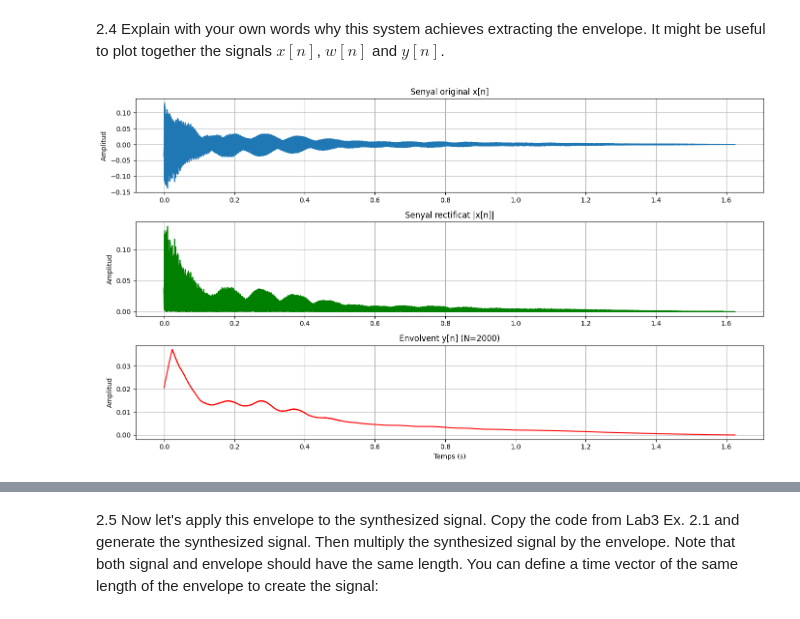
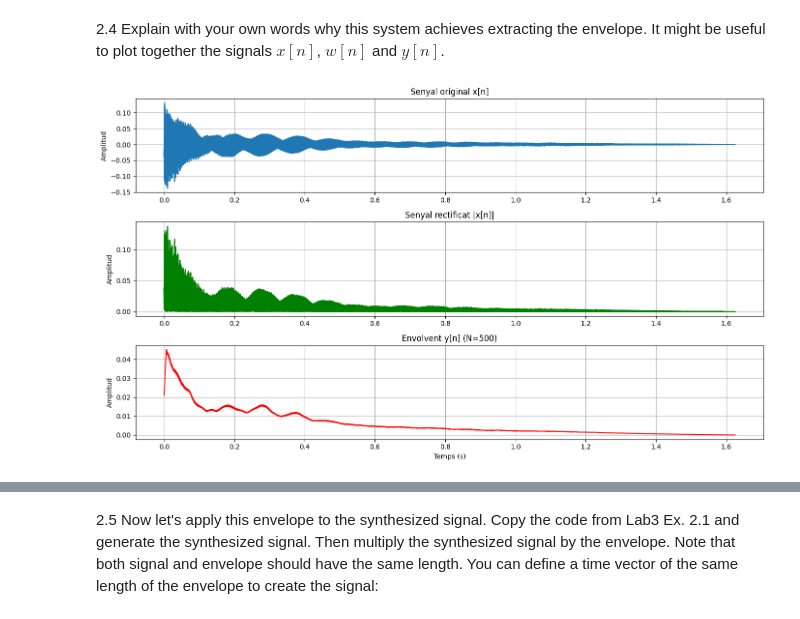
Before and after one commit to martigallego/sis1_group8, a Jupyter notebook: Lab4/Lab4_mar.ipynb, the cells around one changed output, grey strips where cells are left out. Cells and saved outputs as stored; diff of their text form; code cells hidden in the pictures.

```diff
--- a/Lab4/Lab4_mar.ipynb
+++ b/Lab4/Lab4_mar.ipynb
@@ -161,38 +161,38 @@ plt.show()
 2.4 Explain with your own words why this system achieves extracting the envelope. It might be useful to plot together the signals $x[n]$, $w[n]$ and $y[n]$.
 # %%
 # Calcular les senyals intermèdies
-N = 2000
+N = 500
 x_rect = np.abs(ref)    # Senyal rectificada (valor absolut)
 env = envelope(ref, N)  # Envolvent y[n]
 
 # Vectors de temps (per l'eix x)
 t = np.arange(len(ref)) / fs
 
 # Plot dels tres senyals
 plt.figure(figsize=(14, 8))
 
 # Senyal original x[n]
 plt.subplot(3, 1, 1)
 plt.plot(t, ref)
 plt.ylabel('Amplitud')
 plt.title('Senyal original x[n]')
 plt.grid(True)
 
 # Senyal rectificat (abs.) |x[n]|
 plt.subplot(3, 1, 2)
 plt.plot(t, x_rect, color='green')
 plt.ylabel('Amplitud')
 plt.title('Senyal rectificat |x[n]|')
 plt.grid(True)
 
 # Envolvent y[n]
 plt.subplot(3, 1, 3)
 plt.plot(t, env, color='red')
 plt.ylabel('Amplitud')
 plt.xlabel('Temps (s)')
 plt.title(f'Envolvent y[n] (N={N})')
 plt.grid(True)
 plt.tight_layout()
 plt.show()
 # %% [output]
-[figure, old version]
+[figure, new version]
```
Also changed, not shown: parts of 15 cells of this notebook, 1 other file.
